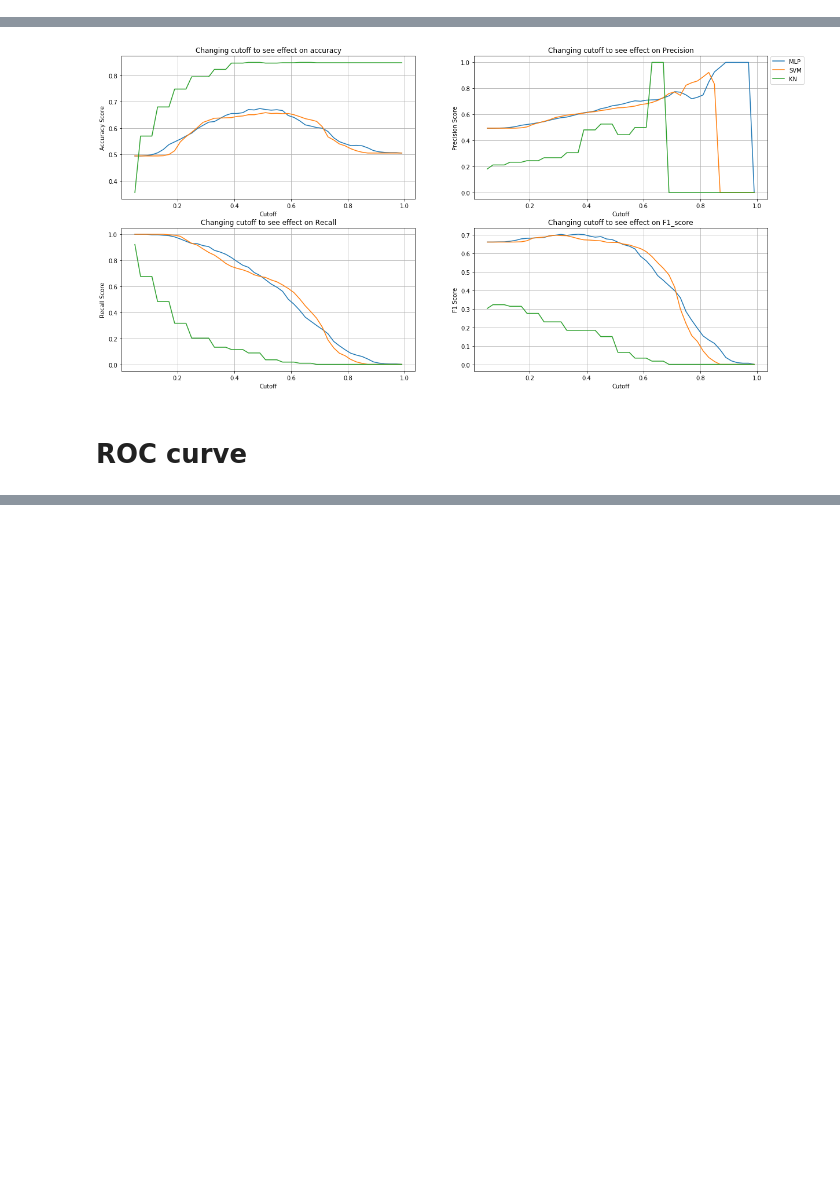
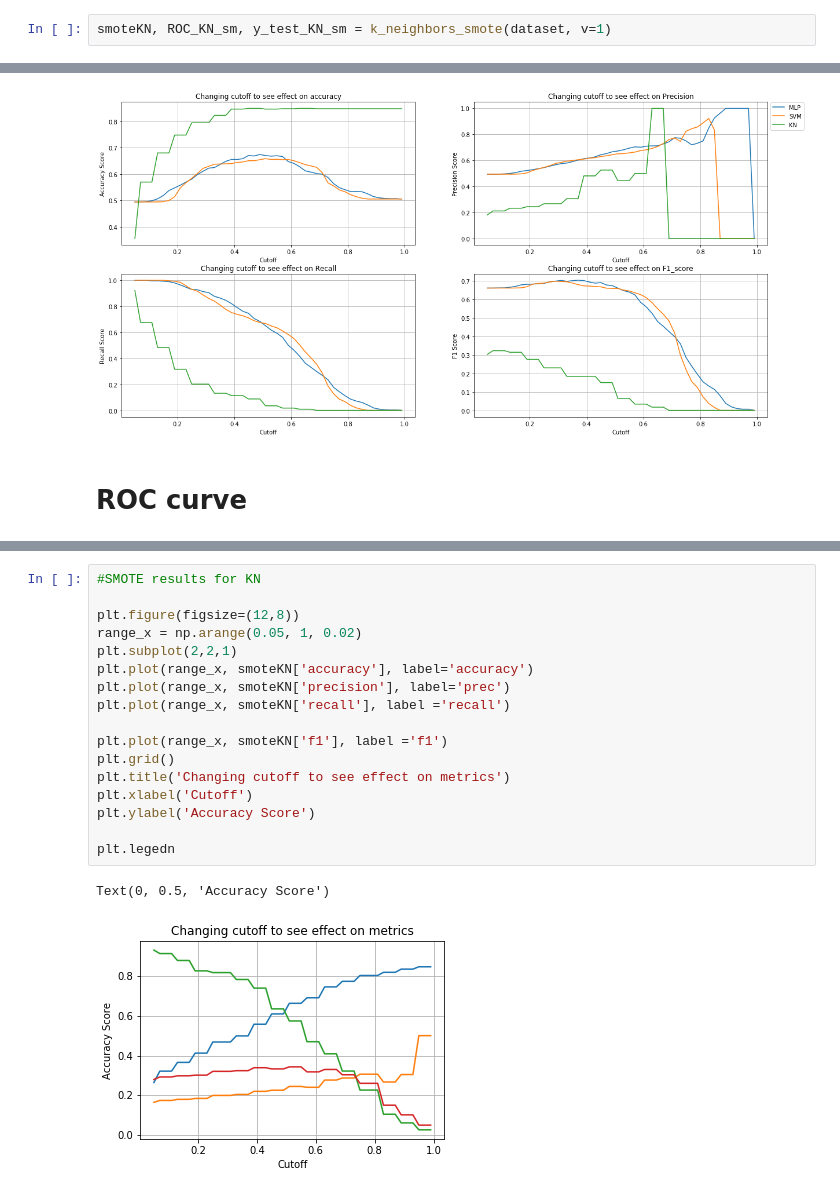
Before and after one commit to ljhowell/machine-learning_CHD, a Jupyter notebook: Comparison_of_models.ipynb, the cells around one changed output, grey strips where cells are left out. Cells and saved outputs as stored; diff of their text form; blank space fills up the shorter version.

```diff
--- a/Comparison_of_models.ipynb
+++ b/Comparison_of_models.ipynb
@@ -291,3 +323,5 @@ Accuracy is: 0.6698113207547169
 weighted avg       0.67      0.67      0.67      1272
 
 Calculating metrics for ranging cutoff...
+# %%
+smoteKN, ROC_KN_sm, y_test_KN_sm = k_neighbors_smote(dataset, v=1)
@@ -374,0 +443,20 @@ roc auc for MLP: 0.7137758470207469
+# %%
+#SMOTE results for KN
+
+plt.figure(figsize=(12,8))
+range_x = np.arange(0.05, 1, 0.02)
+plt.subplot(2,2,1)
+plt.plot(range_x, smoteKN['accuracy'], label='accuracy')
+plt.plot(range_x, smoteKN['precision'], label='prec')
+plt.plot(range_x, smoteKN['recall'], label ='recall')
+
+plt.plot(range_x, smoteKN['f1'], label ='f1')
+plt.grid()
+plt.title('Changing cutoff to see effect on metrics')
+plt.xlabel('Cutoff')
+plt.ylabel('Accuracy Score')
+
+plt.legedn
+# %% [output]
+Text(0, 0.5, 'Accuracy Score')
+[figure, added]
```
Also changed, not shown: parts of 6 cells of this notebook, 3 other files.
